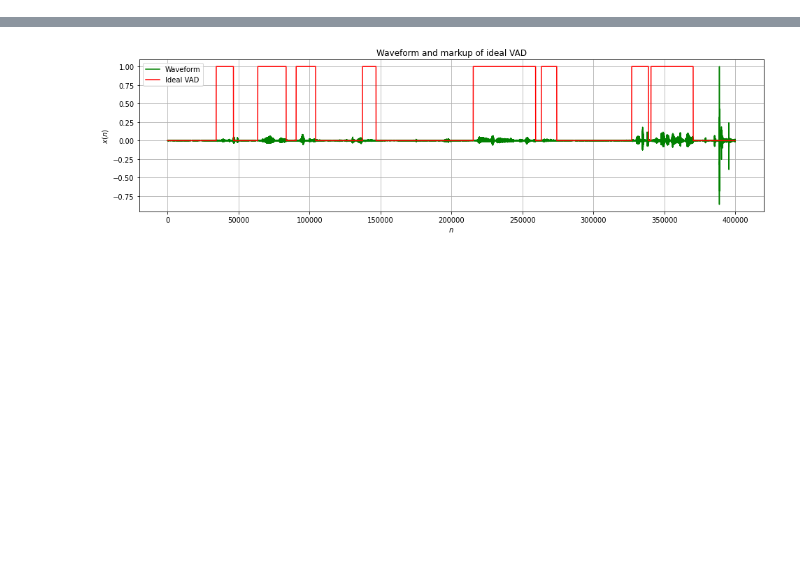
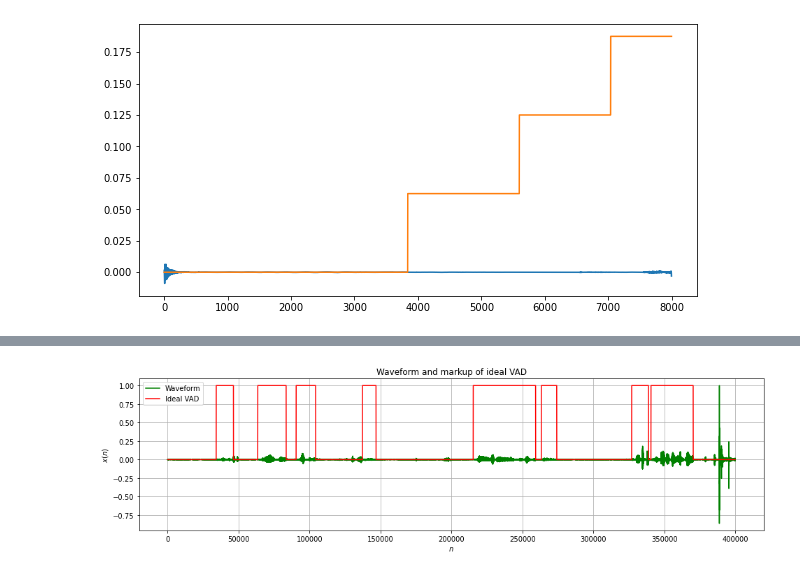
Before and after one commit to medbar/maga_sis, a Jupyter notebook: 3/ULM/engan_class.ipynb, the cells around one changed output, grey strips where cells are left out. Cells and saved outputs as stored; diff of their text form; code cells hidden in the pictures; blank space fills up the shorter version.

```diff
--- a/3/ULM/engan_class.ipynb
+++ b/3/ULM/engan_class.ipynb
@@ -33,0 +60,7 @@ from utils.zip_dataset import ZippedDataSet
+# %%
+plt.figure(figsize=(10, 5))
+plt.plot(s['wav'][0, ::4])
+plt.plot(np.repeat(s['labels'], 160))
+plt.show()
+# %% [output]
+[figure, added]
```
Also changed, not shown: parts of 26 cells of this notebook, 4 other files.
